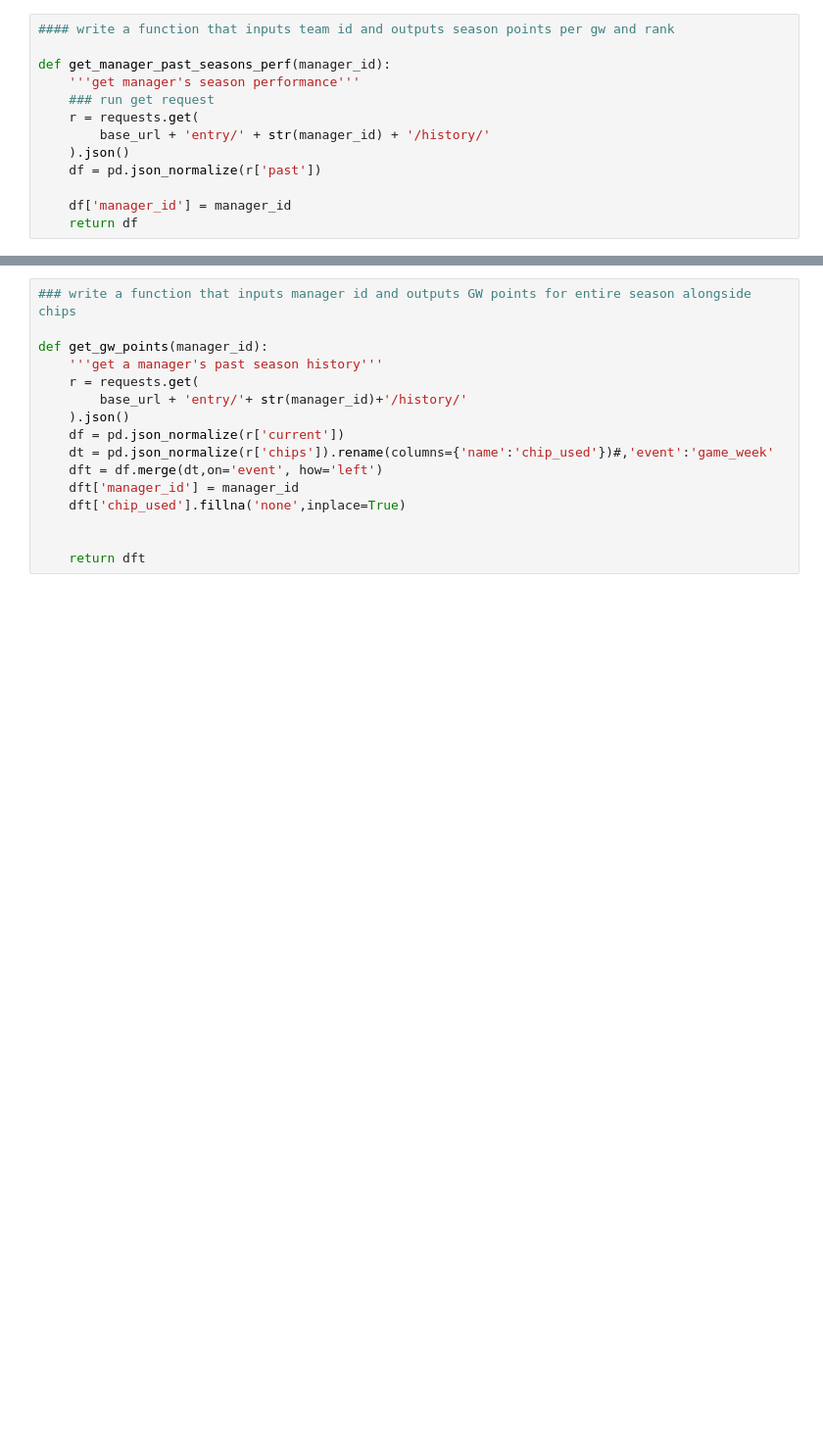
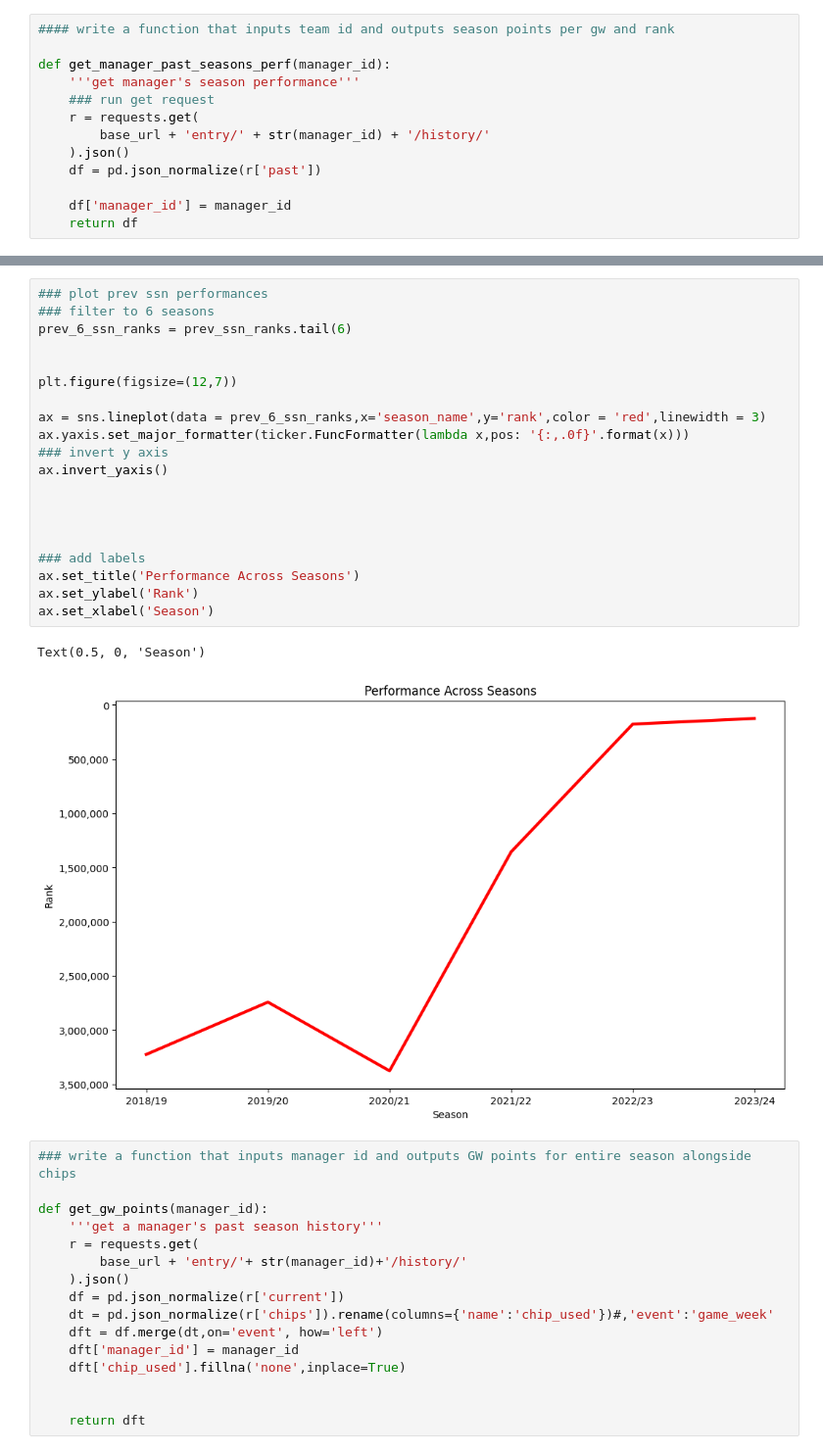
Before and after one commit to Neshmwaniki/FPL-Team-Analysis, a Jupyter notebook: Fantasy Premier League Analysis.ipynb, the cells around one changed output, grey strips where cells are left out. Shown at 98% size. Saved outputs shown, nothing was run; the diff lists cells and outputs as text; blank space fills up the shorter version.

```diff
--- a/Fantasy Premier League Analysis.ipynb
+++ b/Fantasy Premier League Analysis.ipynb
@@ -154,3 +155,26 @@ get_manager_past_seasons_perf(5152606)[['manager_id','season_name','total_points
+# %%
+### plot prev ssn performances
+### filter to 6 seasons
+prev_6_ssn_ranks = prev_ssn_ranks.tail(6)
+
+
+plt.figure(figsize=(12,7))
+
+ax = sns.lineplot(data = prev_6_ssn_ranks,x='season_name',y='rank',color = 'red',linewidth = 3)
+ax.yaxis.set_major_formatter(ticker.FuncFormatter(lambda x,pos: '{:,.0f}'.format(x)))
+### invert y axis
+ax.invert_yaxis()
+
+
+
+
+### add labels
+ax.set_title('Performance Across Seasons')
+ax.set_ylabel('Rank')
+ax.set_xlabel('Season')
+# %% [output]
+Text(0.5, 0, 'Season')
+[figure, added]
 # %%
 ### write a function that inputs manager id and outputs GW points for entire season alongside chips
 
```
Also changed, not shown: parts of 1 cell of this notebook.
